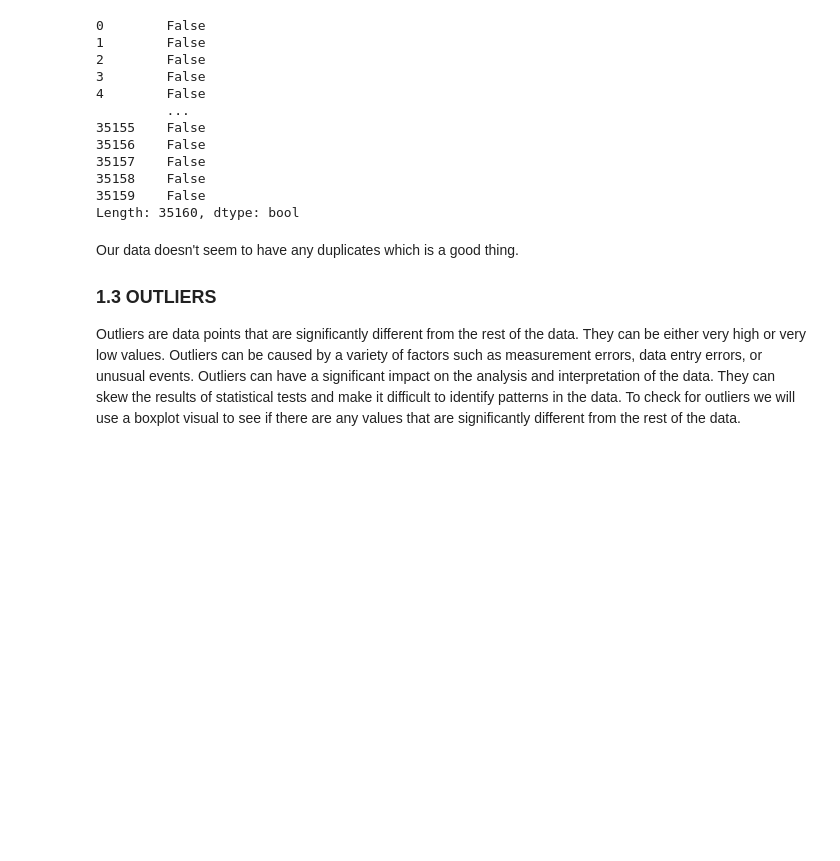
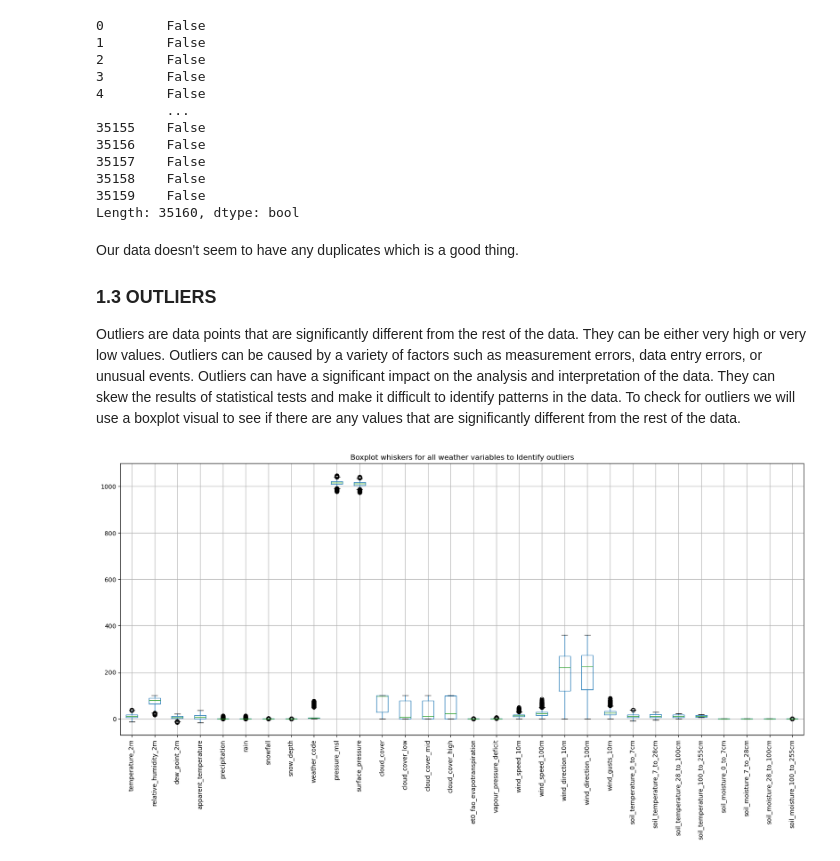
Before and after one commit to dev-ezzy/Traffic--Weather-analysis, a Jupyter notebook: weather.ipynb, the cells around one changed output. Saved outputs shown, nothing was run; the diff lists cells and outputs as text; code cells hidden in the pictures; blank space fills up the shorter version.

Commit message:
boxplot for detetcting outliers done

```diff
--- a/weather.ipynb
+++ b/weather.ipynb
@@ -247,3 +247,11 @@ Length: 35160, dtype: bool
 Our data doesn't seem to have any duplicates which is a good thing.
 ### 1.3 OUTLIERS
 Outliers are data points that are significantly different from the rest of the data. They can be either very high or very low values. Outliers can be caused by a variety of factors such as measurement errors, data entry errors, or unusual events. Outliers can have a significant impact on the analysis and interpretation of the data. They can skew the results of statistical tests and make it difficult to identify patterns in the data. To check for outliers we will use a boxplot visual to see if there are any values that are significantly different from the rest of the data.
+# %%
+plt.figure(figsize=(20, 8))
+weather_data.boxplot()
+plt.title("Boxplot whiskers for all weather variables to Identify outliers")
+plt.xticks(rotation = 90)
+plt.show();
+# %% [output]
+[figure, added]
```
